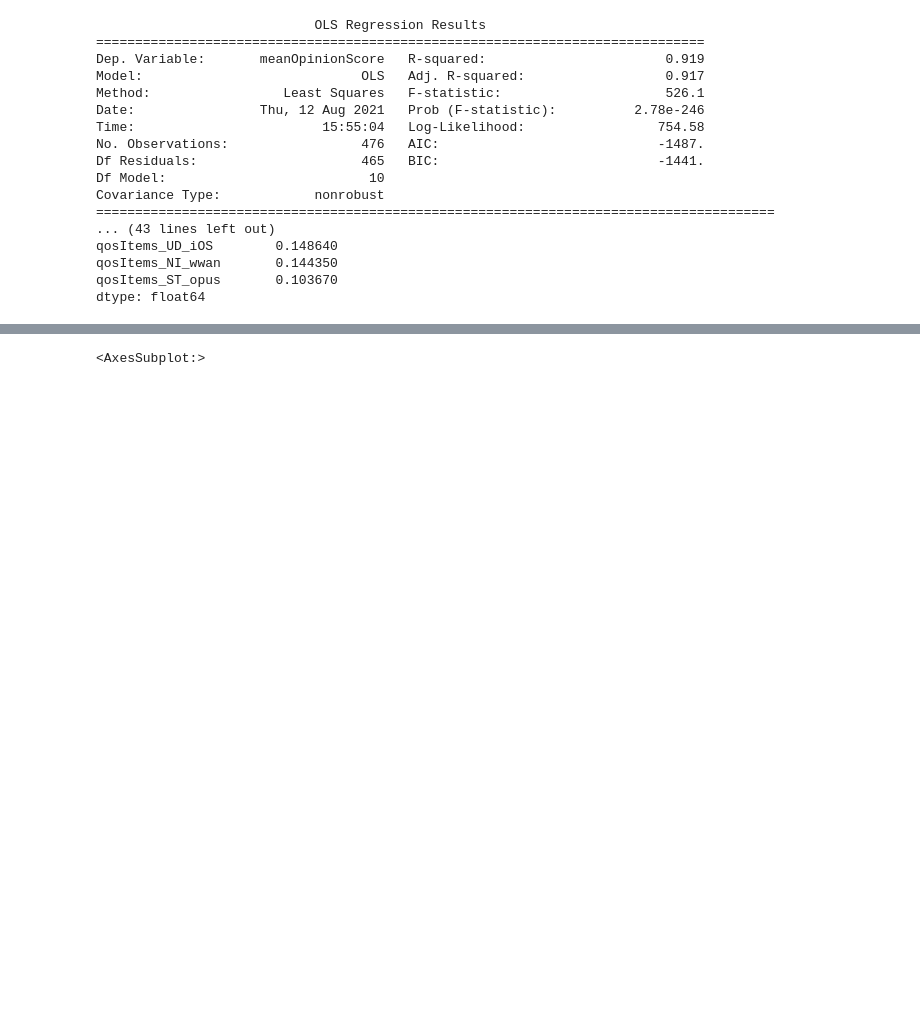
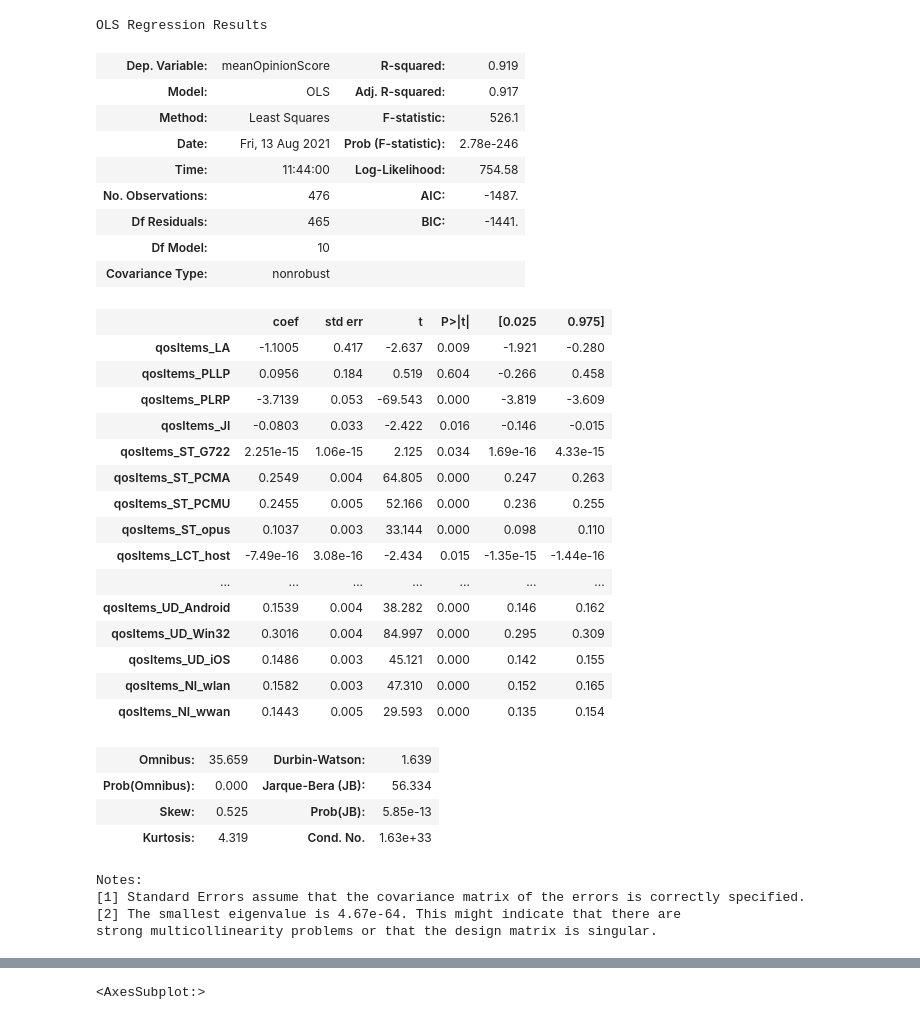
Before and after one commit to gsake/MLR-in-WebRTC-QOS, a Jupyter notebook: Multiple Regression Analysis in WebRTC QOS.ipynb, the cells around one changed output, grey strips where cells are left out. Cells and saved outputs as stored; diff of their text form; code cells hidden in the pictures; blank space fills up the shorter version.

```diff
--- a/Multiple Regression Analysis in WebRTC QOS.ipynb
+++ b/Multiple Regression Analysis in WebRTC QOS.ipynb
@@ -51,7 +51,6 @@ numericColumns = []
 for colDependencies in sessionRegressionDF.columns:
     columnDataType = sessionRegressionDF.dtypes[colDependencies]
     if(columnDataType == 'object'):
-        #sessionRegressionDF[colDependencies] = sessionRegressionDF[colDependencies].astype("category").cat.codes
         categoricalColumns.append(colDependencies)
     else:
         numericColumns.append(colDependencies)
@@ -88,57 +87,65 @@ correlation_matrix = sessionRegressionDF_without_y.corr().round(2).abs()
 
 upper_triangle = correlation_matrix.where(np.triu(np.ones(correlation_matrix.shape),k=1).astype(bool))
 columnstoDrop = [column for column in upper_triangle.columns if any(upper_triangle[column] > 0.8)]
 sessionRegressionDF = sessionRegressionDF.drop(columns=columnstoDrop)
 
 
 # ##################################################
 # Set the Target (Y) to 'meanOpinionScore' and then delete the meanOpinionScore from the list of independent variables
 target = pd.DataFrame(sessionRegressionDF[y_column], columns=[y_column])
 sessionRegressionDF = sessionRegressionDF.drop(columns=[y_column])
 
 # ##################################################
 # Update the list of independent variables based on the latest calculations
 independentVariables = list(sessionRegressionDF.columns)
 
 
 # ##################################################
 # Create the model
 
 X = sessionRegressionDF[independentVariables]
 Y = target[y_column]
 
 X_Const = sm.add_constant(X)
 
 model = sm.OLS(Y, X_Const)
 regressionResult = model.fit()
 
 # ##################################################
 # Print out the statistics
-print(regressionResult.summary())
-
-
-print("\n\n=======================================================================================")
-print("List of parameters ordered by abs(coef) and p-value < 0.05")
-lowPvalues = regressionResult.pvalues[regressionResult.pvalues < 0.005]
-lowPvaluesNames = lowPvalues.index.tolist()
-listOfSignificantFactors = regressionResult.params.filter(items=lowPvaluesNames).abs().sort_values(ascending=False).index.tolist()
-
-print(regressionResult.params.filter(items=listOfSignificantFactors))
+regressionResult.summary()
 # %% [output]
-                            OLS Regression Results
-==============================================================================
-Dep. Variable:       meanOpinionScore   R-squared:                       0.919
-Model:                            OLS   Adj. R-squared:                  0.917
-Method:                 Least Squares   F-statistic:                     526.1
-Date:                Thu, 12 Aug 2021   Prob (F-statistic):          2.78e-246
-Time:                        15:55:04   Log-Likelihood:                 754.58
-No. Observations:                 476   AIC:                            -1487.
-Df Residuals:                     465   BIC:                            -1441.
-Df Model:                          10
-Covariance Type:            nonrobust
-=======================================================================================
-... (43 lines left out)
-qosItems_UD_iOS        0.148640
-qosItems_NI_wwan       0.144350
-qosItems_ST_opus       0.103670
-dtype: float64
+OLS Regression Results
+| Dep. Variable: | meanOpinionScore | R-squared: | 0.919 |
+| Model: | OLS | Adj. R-squared: | 0.917 |
+| Method: | Least Squares | F-statistic: | 526.1 |
+| Date: | Fri, 13 Aug 2021 | Prob (F-statistic): | 2.78e-246 |
+| Time: | 11:44:00 | Log-Likelihood: | 754.58 |
+| No. Observations: | 476 | AIC: | -1487. |
+| Df Residuals: | 465 | BIC: | -1441. |
+| Df Model: | 10 |  |  |
+| Covariance Type: | nonrobust |  |  |
+|  | coef | std err | t | P>|t| | [0.025 | 0.975] |
+| qosItems_LA | -1.1005 | 0.417 | -2.637 | 0.009 | -1.921 | -0.280 |
+| qosItems_PLLP | 0.0956 | 0.184 | 0.519 | 0.604 | -0.266 | 0.458 |
+| qosItems_PLRP | -3.7139 | 0.053 | -69.543 | 0.000 | -3.819 | -3.609 |
+| qosItems_JI | -0.0803 | 0.033 | -2.422 | 0.016 | -0.146 | -0.015 |
+| qosItems_ST_G722 | 2.251e-15 | 1.06e-15 | 2.125 | 0.034 | 1.69e-16 | 4.33e-15 |
+| qosItems_ST_PCMA | 0.2549 | 0.004 | 64.805 | 0.000 | 0.247 | 0.263 |
+| qosItems_ST_PCMU | 0.2455 | 0.005 | 52.166 | 0.000 | 0.236 | 0.255 |
+| qosItems_ST_opus | 0.1037 | 0.003 | 33.144 | 0.000 | 0.098 | 0.110 |
+| qosItems_LCT_host | -7.49e-16 | 3.08e-16 | -2.434 | 0.015 | -1.35e-15 | -1.44e-16 |
+| ... | ... | ... | ... | ... | ... | ... |
+| qosItems_UD_Android | 0.1539 | 0.004 | 38.282 | 0.000 | 0.146 | 0.162 |
+| qosItems_UD_Win32 | 0.3016 | 0.004 | 84.997 | 0.000 | 0.295 | 0.309 |
+| qosItems_UD_iOS | 0.1486 | 0.003 | 45.121 | 0.000 | 0.142 | 0.155 |
+| qosItems_NI_wlan | 0.1582 | 0.003 | 47.310 | 0.000 | 0.152 | 0.165 |
+| qosItems_NI_wwan | 0.1443 | 0.005 | 29.593 | 0.000 | 0.135 | 0.154 |
+| Omnibus: | 35.659 | Durbin-Watson: | 1.639 |
+| Prob(Omnibus): | 0.000 | Jarque-Bera (JB): | 56.334 |
+| Skew: | 0.525 | Prob(JB): | 5.85e-13 |
+| Kurtosis: | 4.319 | Cond. No. | 1.63e+33 |
+Notes:
+[1] Standard Errors assume that the covariance matrix of the errors is correctly specified.
+[2] The smallest eigenvalue is 4.67e-64. This might indicate that there are
+strong multicollinearity problems or that the design matrix is singular.
```
Also changed, not shown: parts of 2 cells of this notebook.
